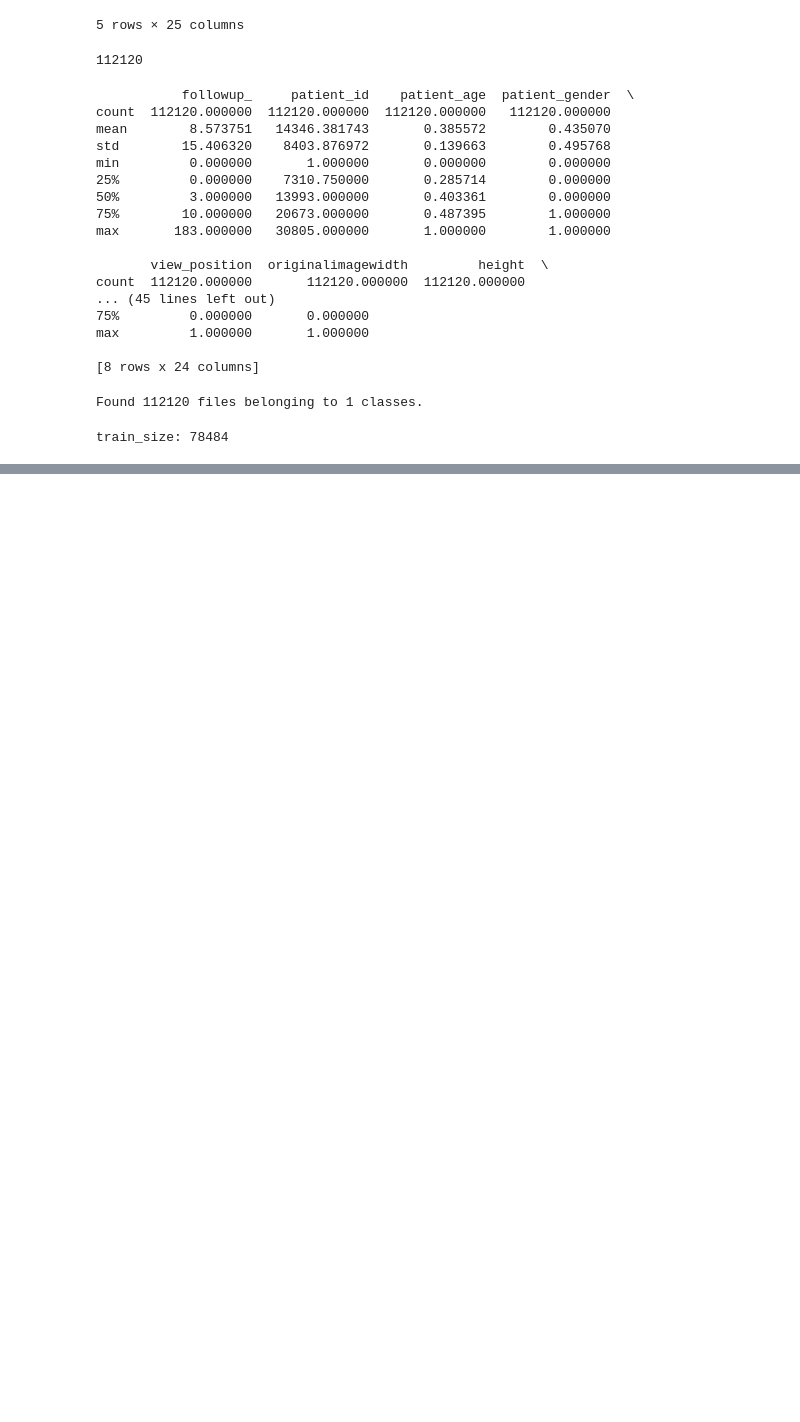
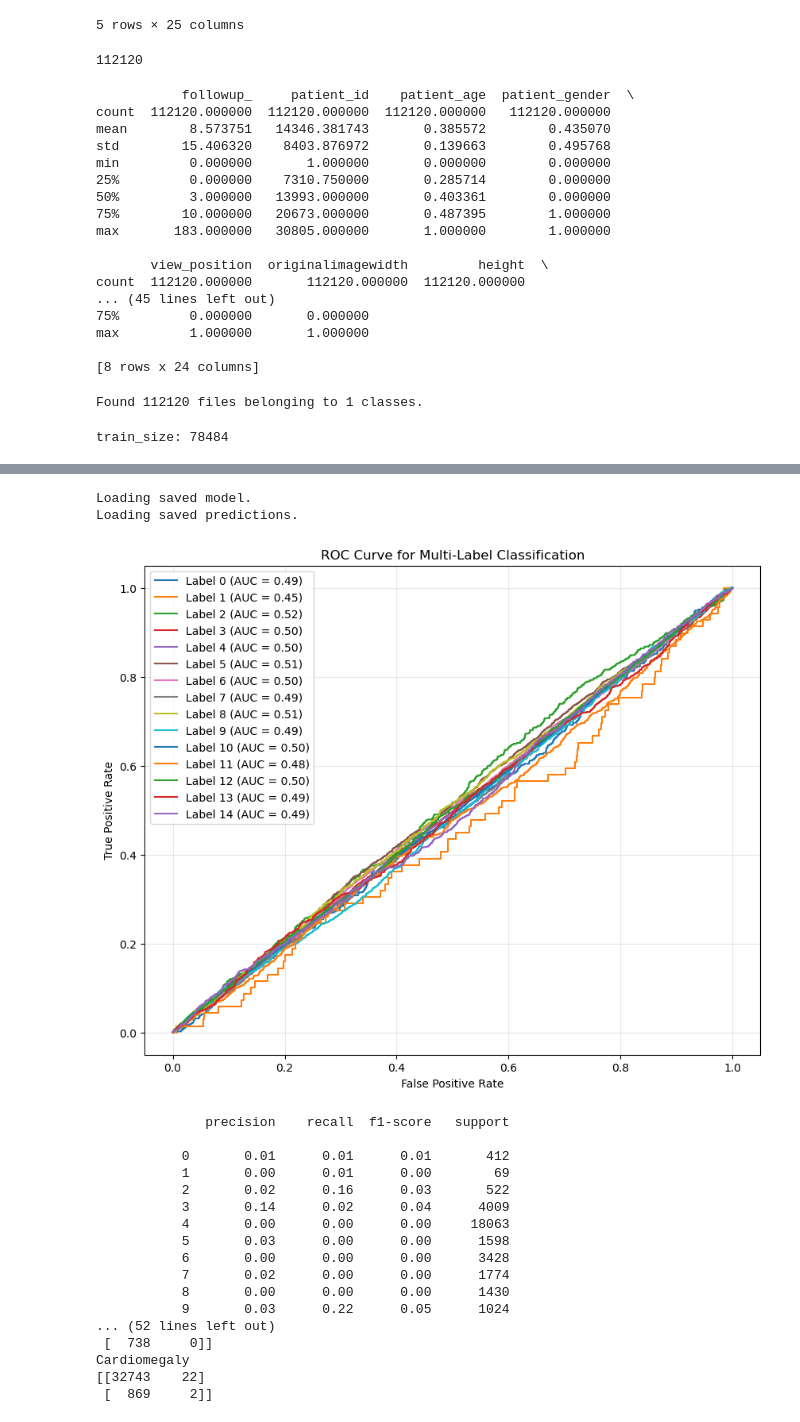
Before and after one commit to AndrewDant/AI570-Xray, a Jupyter notebook: AI 570 Xray Diagnosis.ipynb, the cells around one changed output, grey strips where cells are left out. Drawn from its saved outputs; the diff is of its cells as text; code cells hidden in the pictures; blank space fills up the shorter version.

```diff
--- a/AI 570 Xray Diagnosis.ipynb
+++ b/AI 570 Xray Diagnosis.ipynb
@@ -586,0 +603,25 @@ NameError: name 'plt' is not defined
+# %%
+combined_resnet_model = train_or_load_model(combined_train_dataset, build_and_compile_ResNet50, "ResNet50_base.h5")
+combined_ResNet50_predictions = generate_or_retrieve_predictions(combined_resnet_model, combined_test_dataset, 'ResNet50_base_predictions.json')
+display_prediction_results(combined_ResNet50_predictions, combined_test_dataset)
+# %% [output]
+Loading saved model.
+Loading saved predictions.
+[figure, added]
+              precision    recall  f1-score   support
+
+           0       0.01      0.01      0.01       412
+           1       0.00      0.01      0.00        69
+           2       0.02      0.16      0.03       522
+           3       0.14      0.02      0.04      4009
+           4       0.00      0.00      0.00     18063
+           5       0.03      0.00      0.00      1598
+           6       0.00      0.00      0.00      3428
+           7       0.02      0.00      0.00      1774
+           8       0.00      0.00      0.00      1430
+           9       0.03      0.22      0.05      1024
+... (52 lines left out)
+ [  738     0]]
+Cardiomegaly
+[[32743    22]
+ [  869     2]]
```
Also changed, not shown: parts of 26 cells of this notebook.
